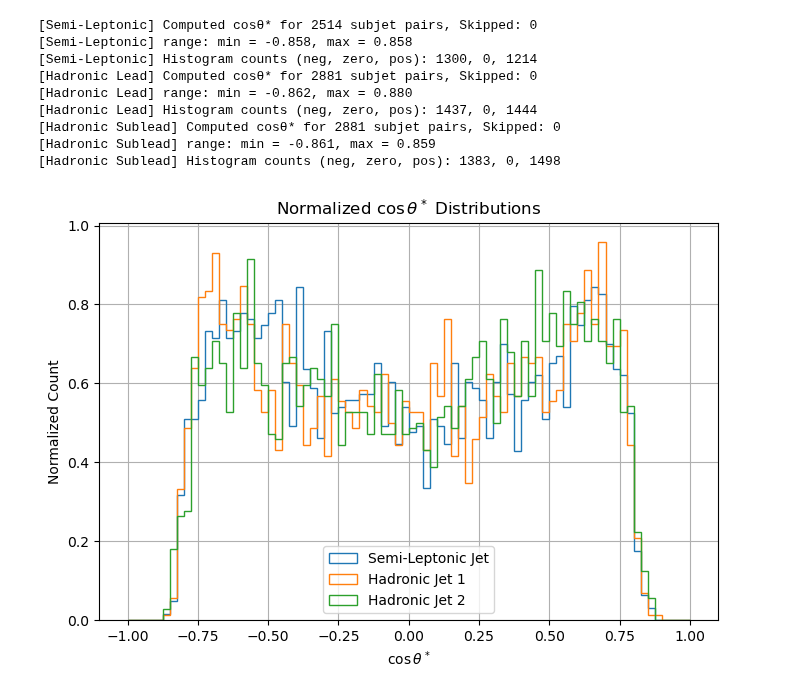
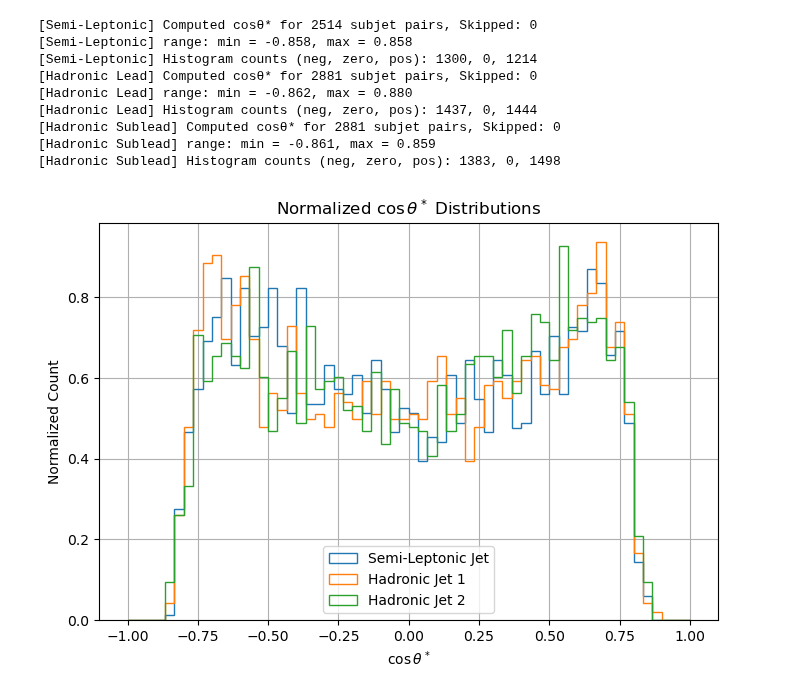
Before and after one commit to aimenobaid/polarization, a Jupyter notebook: rs_revised.ipynb, the cells around one changed output. Cells and saved outputs as stored; diff of their text form; code cells hidden in the pictures.

```diff
--- a/rs_revised.ipynb
+++ b/rs_revised.ipynb
@@ -510,18 +512,18 @@ cos_theta_had2 = compute_cos_theta_star_from_vectors(had2_pairs, "Hadronic Suble
 # %%
 # -- Plot Normalized cos(θ*) Distributions --
 plt.figure(figsize=(7, 5))
-plt.hist(cos_theta_semi, bins=80, range=(-1, 1), density=True, histtype='step', label='Semi-Leptonic Jet')
-plt.hist(cos_theta_had1, bins=80, range=(-1, 1), density=True, histtype='step', label='Hadronic Jet 1')
-plt.hist(cos_theta_had2, bins=80, range=(-1, 1), density=True, histtype='step', label='Hadronic Jet 2')
+plt.hist(cos_theta_semi, bins=60, range=(-1, 1), density=True, histtype='step', label='Semi-Leptonic Jet')
+plt.hist(cos_theta_had1, bins=60, range=(-1, 1), density=True, histtype='step', label='Hadronic Jet 1')
+plt.hist(cos_theta_had2, bins=60, range=(-1, 1), density=True, histtype='step', label='Hadronic Jet 2')
 plt.xlabel(r"$\cos\theta^*$")
 plt.ylabel("Normalized Count")
 plt.title(r"Normalized $\cos\theta^*$ Distributions")
 plt.legend()
 plt.grid(True)
 plt.tight_layout()
 plt.show()
 # %% [output]
-[figure, old version]
+[figure, new version]
 # %%
 df_leading_W_jet_pt.to_hdf('leading_W_jet_pt.h5', key='df', mode='w')
 # %%
```
Also changed, not shown: parts of 2 cells of this notebook, 3 other files.
